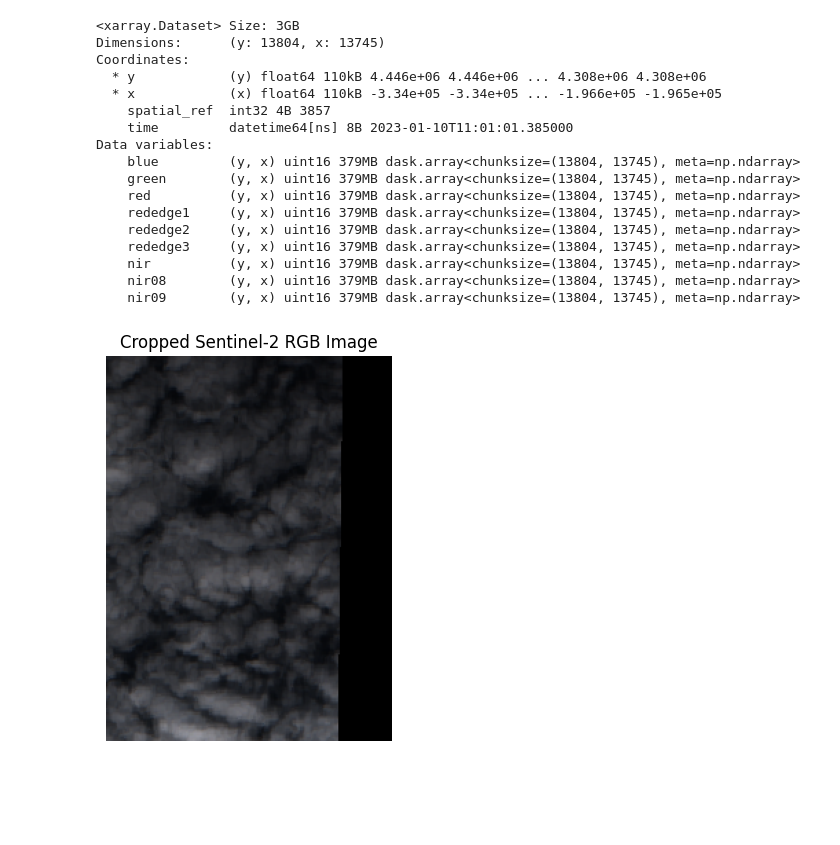
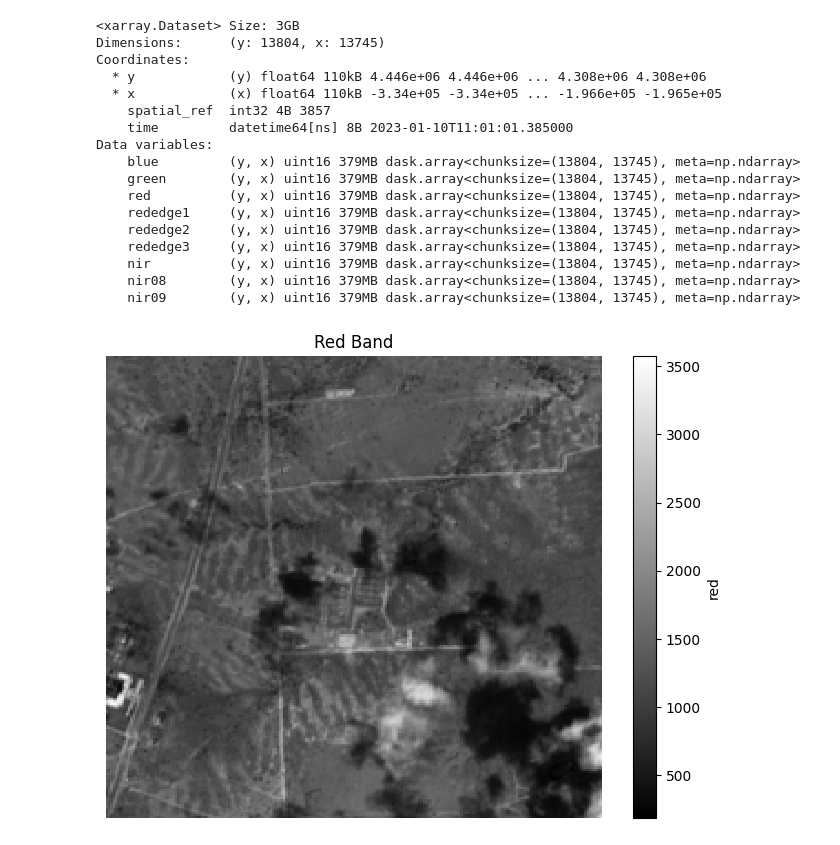
Before and after one commit to Ly0n/substation-seg, a Jupyter notebook: subdetect_sentinel2_stac.ipynb, the cells around one changed output. Saved outputs shown, nothing was run; the diff lists cells and outputs as text; code cells hidden in the pictures; blank space fills up the shorter version.

```diff
--- a/subdetect_sentinel2_stac.ipynb
+++ b/subdetect_sentinel2_stac.ipynb
@@ -938,22 +938,40 @@ import geopandas as gpd
 from shapely.geometry import box
 import rioxarray
 
-# Step 1: Define 224×224 bbox in EPSG:4326 (10m per pixel → ~0.002016 degrees at equator)
+# Step 1: Define center and bounding box in EPSG:4326
 def make_224_bbox_from_center(lat, lon, pixel_size_m=10):
-    deg_per_pixel = 224 * pixel_size_m / 111320  # ~0.002016 degrees
+    deg_per_pixel = 224 * pixel_size_m / 111320  # degrees
     half = deg_per_pixel / 2
     return [lon - half, lat - half, lon + half, lat + half]
 
 bbox_4326 = make_224_bbox_from_center(lat=log_center, lon=lat_center)
 
+# Step 2: Create GeoDataFrame for the bbox in target CRS
 gdf = gpd.GeoDataFrame(
-    {"geometry": [box(*bbox_4326)]},
+    geometry=[box(*bbox_4326)],
     crs="EPSG:4326"
-).to_crs("EPSG:3857")
+).to_crs(ds.rio.crs)  # Ensure target CRS matches ds
 
-# Step 3: Clip dataset (ds must be xarray.Dataset from stac_load)
-ds.rio.write_crs("EPSG:3857", inplace=True)
-ds_cropped = ds.rio.clip(gdf.geometry, gdf.crs)
+# Step 3: Ensure dataset has spatial metadata
+ds = ds.rio.write_crs(ds.rio.crs or "EPSG:3857", inplace=False)  # Use ds.rio.crs if already set
+
+# Step 4: Perform the clip
+ds_cropped = ds.rio.clip(gdf.geometry, gdf.crs, drop=True, invert=False)
+# %%
+import matplotlib.pyplot as plt
+
+# Select a single band, e.g., "red"
+band_name = "red"
+band = ds_cropped[band_name]
+
+# Plot the band using matplotlib
+plt.figure(figsize=(8, 6))
+band.plot(cmap='gray')  # You can also try other colormaps like 'viridis', 'inferno', etc.
+plt.title(f"{band_name.capitalize()} Band")
+plt.axis("off")
+plt.show()
+# %% [output]
+[figure, added]
 # %%
 def dataset_to_tensor(ds_crop):
     bands = list(ds_crop.data_vars)
@@ -994,8 +1012,6 @@ def show_cropped_rgb(cropped_ds, bands=["red", "green", "blue"]):
     plt.show()
 # %%
 show_cropped_rgb(ds_cropped)
-# %% [output]
-[figure, removed]
 # %%
 import matplotlib.pyplot as plt
 import numpy as np
```
Also changed, not shown: parts of 2 cells of this notebook.
